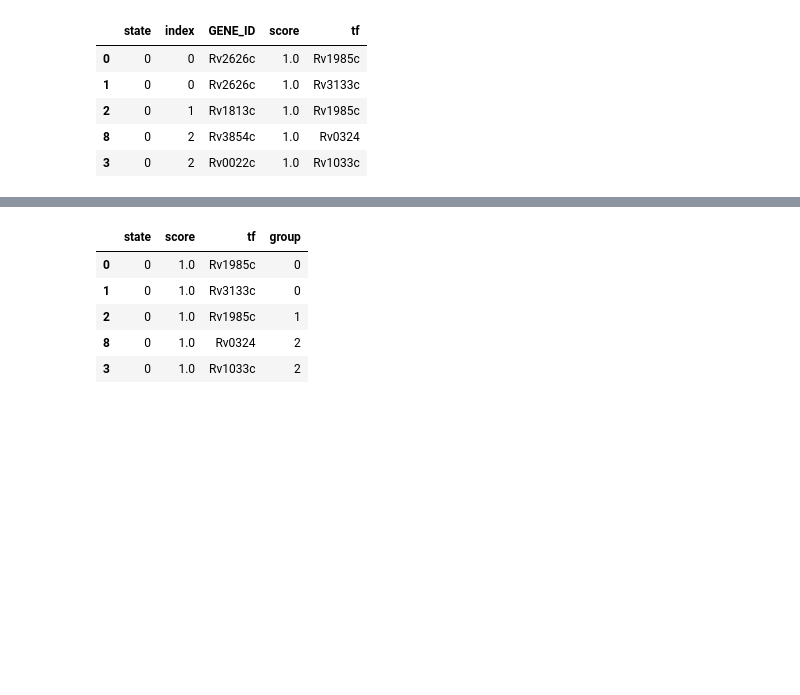
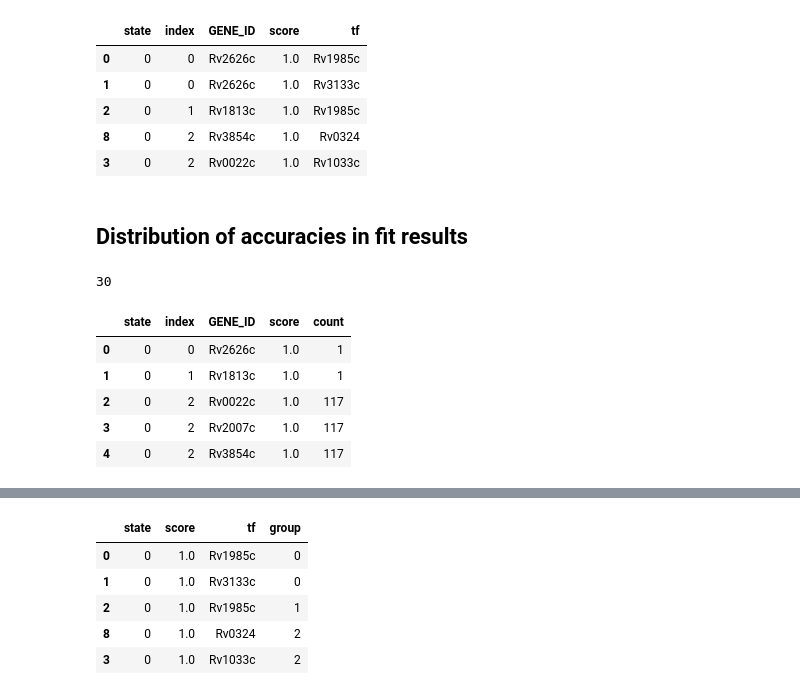
Before and after one commit to uwescience/xstate, a Jupyter notebook: notebooks/Sufficient Feature Sets.ipynb, the cells around one changed output, grey strips where cells are left out. Cells and saved outputs as stored; diff of their text form; code cells hidden in the pictures; blank space fills up the shorter version.

```diff
--- a/notebooks/Sufficient Feature Sets.ipynb
+++ b/notebooks/Sufficient Feature Sets.ipynb
@@ -102,3 +98,9 @@ df_merge.head()
 | 2 | 0 | 1 | Rv1813c | 1.0 | Rv1985c |
 | 8 | 0 | 2 | Rv3854c | 1.0 | Rv0324 |
 | 3 | 0 | 2 | Rv0022c | 1.0 | Rv1033c |
+# %% [markdown]
+## Distribution of accuracies in fit results
+# %%
+len(DF_FIT_TF[DF_FIT_TF["state"] == 0])
+# %% [output]
+30
@@ -104,0 +140,9 @@ df_merge.head()
+# %%
+DF_FIT.head()
+# %% [output]
+|  | state | index | GENE_ID | score | count |
+| 0 | 0 | 0 | Rv2626c | 1.0 | 1 |
+| 1 | 0 | 1 | Rv1813c | 1.0 | 1 |
+| 2 | 0 | 2 | Rv0022c | 1.0 | 117 |
+| 3 | 0 | 2 | Rv2007c | 1.0 | 117 |
+| 4 | 0 | 2 | Rv3854c | 1.0 | 117 |
```
Also changed, not shown: parts of 19 cells of this notebook, 5 other files.
